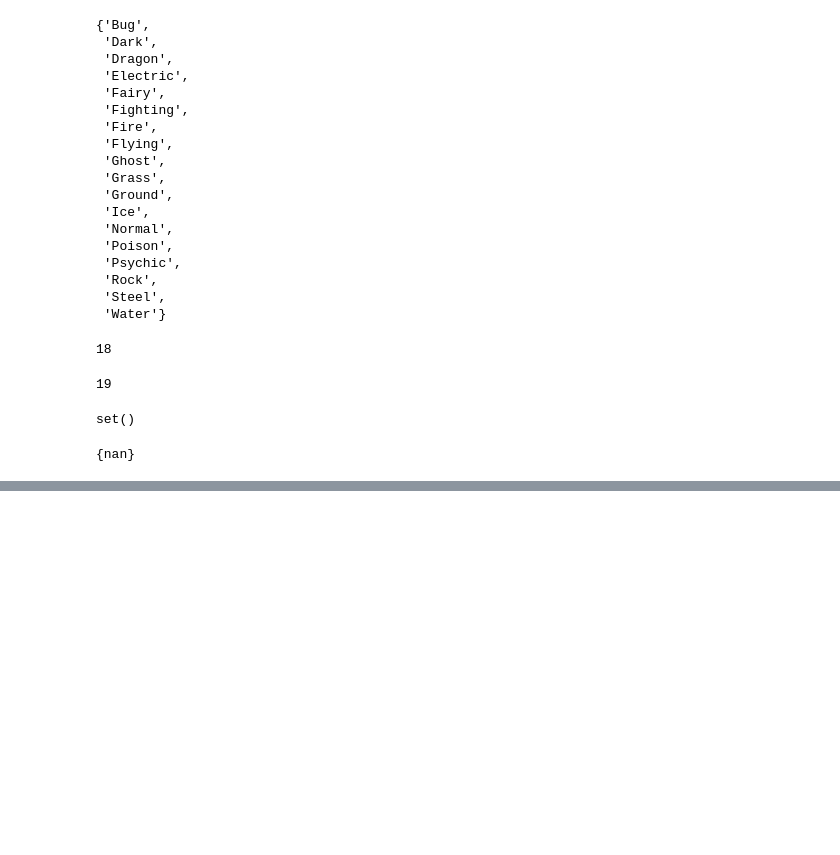
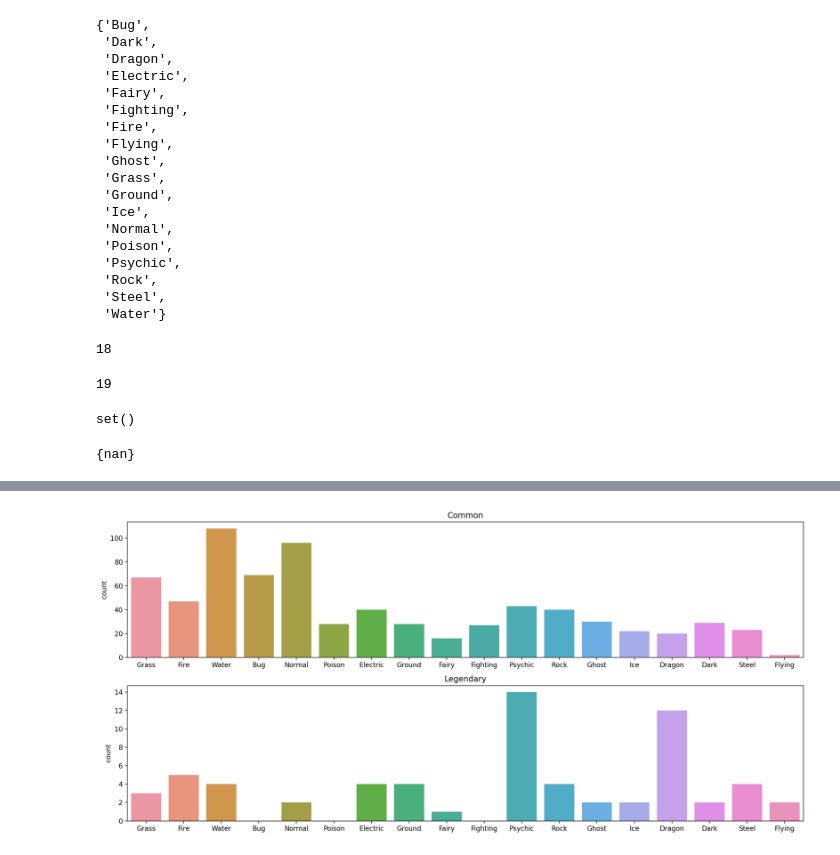
Before and after one commit to JangWoojun/big-data-analysis, a Jupyter notebook: pokemon(30619).ipynb, the cells around one changed output, grey strips where cells are left out. Saved outputs shown, nothing was run; the diff lists cells and outputs as text; code cells hidden in the pictures; blank space fills up the shorter version.

```diff
--- a/pokemon(30619).ipynb
+++ b/pokemon(30619).ipynb
@@ -194,3 +205,6 @@ set()
 set(pokemon["Type 2"]) - set(pokemon["Type 1"]) # 차집합 타입2 - 타입1
 # %% [output]
 {nan}
+# %%
+p_types = list(pokemon["Type 1"].unique())
+p_types
@@ -196,0 +230,15 @@ set(pokemon["Type 2"]) - set(pokemon["Type 1"]) # 차집합 타입2 - 타입1
+# %%
+plt.figure(figsize=(15, 7))
+
+plt.subplot(211)
+sns.countplot(data = c_pokemon, x = "Type 1", order=p_types).set_xlabel("")
+plt.title("Common")
+
+plt.subplot(212)
+sns.countplot(data = l_pokemon, x = "Type 1", order=p_types).set_xlabel("")
+plt.title("Legendary")
+
+plt.tight_layout()
+plt.show()
+# %% [output]
+[figure, added]
```
Also changed, not shown: parts of 52 cells of this notebook.
